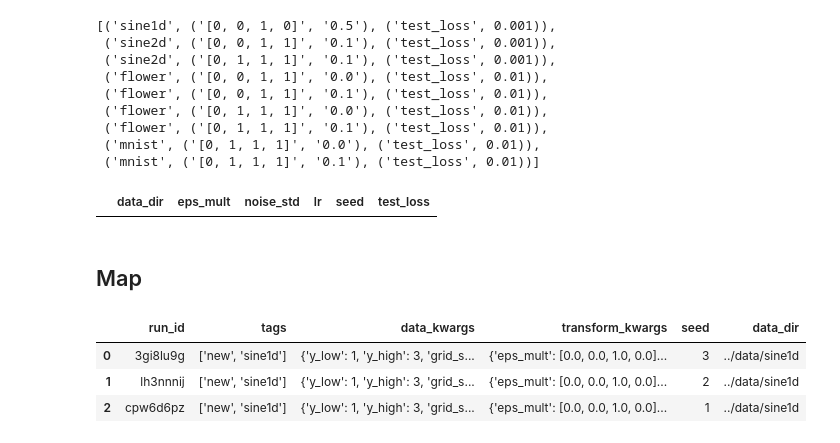
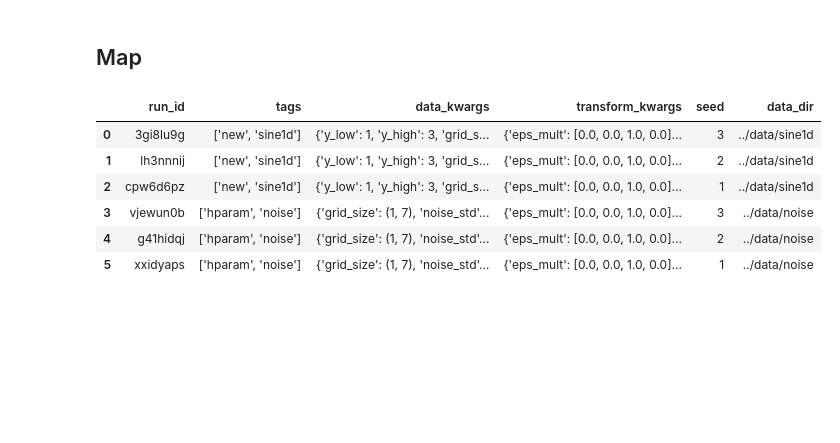
Before and after one commit to elidub/SymPDE, a Jupyter notebook: notebooks_symlie/results_step1.ipynb, the cells around one changed output. Cells and saved outputs as stored; diff of their text form; code cells hidden in the pictures; blank space fills up the shorter version.

```diff
--- a/notebooks_symlie/results_step1.ipynb
+++ b/notebooks_symlie/results_step1.ipynb
@@ -197,35 +182,25 @@ d
 | ../data/sine1d | [0, 0, 1, 0] | 0.5 | 0.000003 | 0.000002 | 7.786539e-07 | 0.000024 | 0.000027 | 0.000005 | 0.000028 | 0.000028 | ... |
 | ../data/sine2d | [0, 0, 1, 1] | 0.1 | 0.000727 | 0.000751 | 7.092459e-04 | 0.001295 | 0.001340 | 0.001267 | 0.001144 | 0.001180 | ... |
 |  | [0, 1, 1, 1] | 0.1 | 0.000720 | 0.000750 | 7.562639e-04 | 0.001277 | 0.001364 | 0.001356 | 0.001125 | 0.001195 | ... |
-# %%
-mins
-# %% [output]
-[('sine1d', ('[0, 0, 1, 0]', '0.5'), ('test_loss', 0.001)),
- ('sine2d', ('[0, 0, 1, 1]', '0.1'), ('test_loss', 0.001)),
- ('sine2d', ('[0, 1, 1, 1]', '0.1'), ('test_loss', 0.001)),
- ('flower', ('[0, 0, 1, 1]', '0.0'), ('test_loss', 0.01)),
- ('flower', ('[0, 0, 1, 1]', '0.1'), ('test_loss', 0.01)),
- ('flower', ('[0, 1, 1, 1]', '0.0'), ('test_loss', 0.01)),
- ('flower', ('[0, 1, 1, 1]', '0.1'), ('test_loss', 0.01)),
- ('mnist', ('[0, 1, 1, 1]', '0.0'), ('test_loss', 0.01)),
- ('mnist', ('[0, 1, 1, 1]', '0.1'), ('test_loss', 0.01))]
-# %%
-d = df[['data_dir'] + group_params + hyper_params + ['seed'] + ['test_loss']]
-d[d['test_loss'].isna()]
-# %% [output]
-|  | data_dir | eps_mult | noise_std | lr | seed | test_loss |
 # %% [markdown]
 ## Map
+# %%
+def filter_on_tags(df, tags):
+    return df[df['tags'].astype(str).str.contains('|'.join(tags))]
 # %%
 df_map = pd.read_pickle('../logs/store/map_df.pkl')
-df_map_sync = df_map[df_map['tags'].astype(str).str.contains('sine1d')]
+
+df_map_sync = filter_on_tags(df_map, tags = ['sine1d', 'noise'])
 df_map_sync = df_map_sync.reset_index(drop=True)
 df_map_sync
 # %% [output]
 |  | run_id | tags | data_kwargs | transform_kwargs | seed | data_dir |
 | 0 | 3gi8lu9g | ['new', 'sine1d'] | {'y_low': 1, 'y_high': 3, 'grid_s... | {'eps_mult': [0.0, 0.0, 1.0, 0.0]... | 3 | ../data/sine1d |
 | 1 | lh3nnnij | ['new', 'sine1d'] | {'y_low': 1, 'y_high': 3, 'grid_s... | {'eps_mult': [0.0, 0.0, 1.0, 0.0]... | 2 | ../data/sine1d |
 | 2 | cpw6d6pz | ['new', 'sine1d'] | {'y_low': 1, 'y_high': 3, 'grid_s... | {'eps_mult': [0.0, 0.0, 1.0, 0.0]... | 1 | ../data/sine1d |
+| 3 | vjewun0b | ['hparam', 'noise'] | {'grid_size': (1, 7), 'noise_std'... | {'eps_mult': [0.0, 0.0, 1.0, 0.0]... | 3 | ../data/noise |
+| 4 | g41hidqj | ['hparam', 'noise'] | {'grid_size': (1, 7), 'noise_std'... | {'eps_mult': [0.0, 0.0, 1.0, 0.0]... | 2 | ../data/noise |
+| 5 | xxidyaps | ['hparam', 'noise'] | {'grid_size': (1, 7), 'noise_std'... | {'eps_mult': [0.0, 0.0, 1.0, 0.0]... | 1 | ../data/noise |
 # %%
 sync_run_ids = list(df_map_sync['run_id'].values)
 
```
Also changed, not shown: parts of 9 cells of this notebook, 7 other files.
